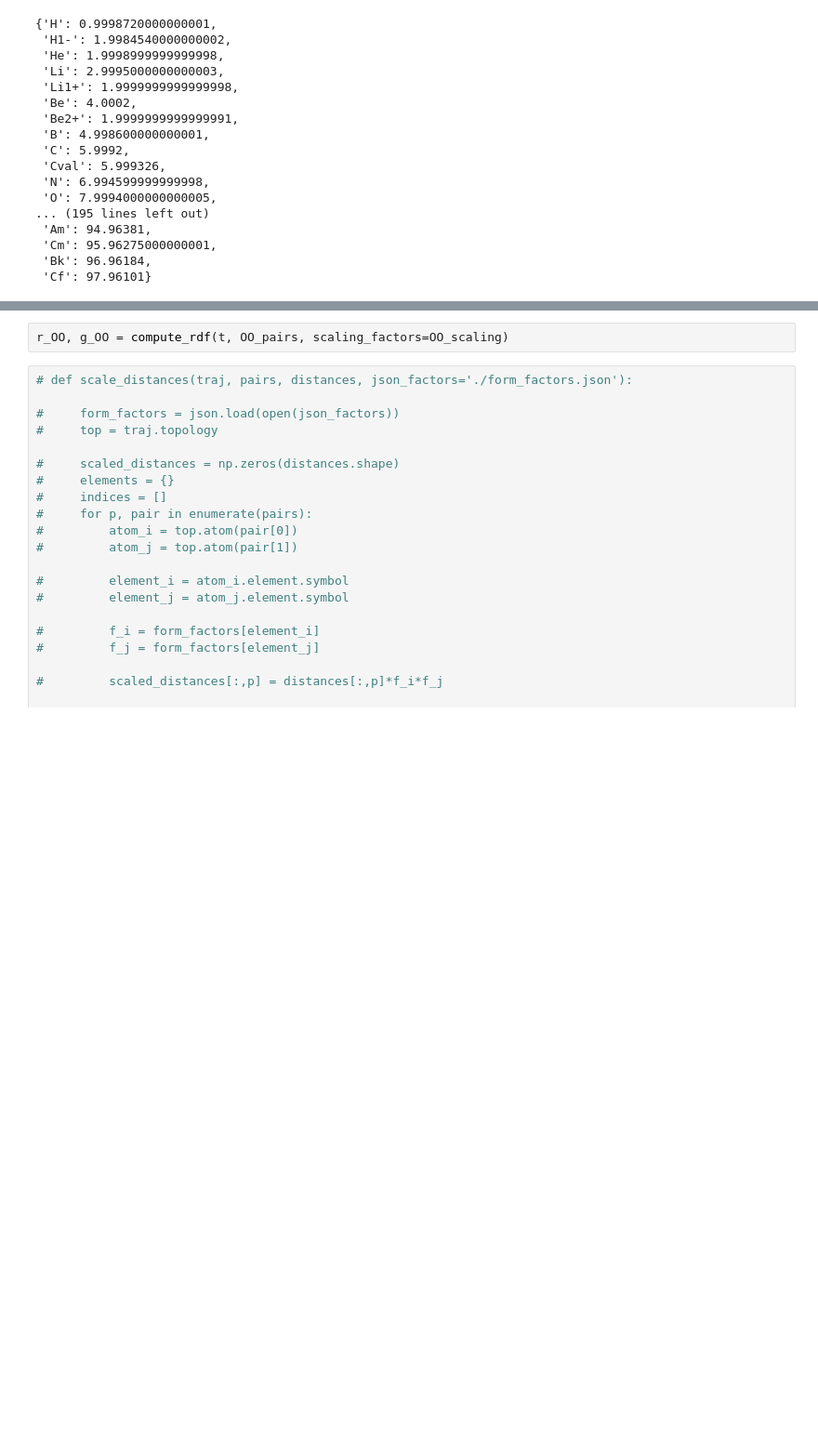
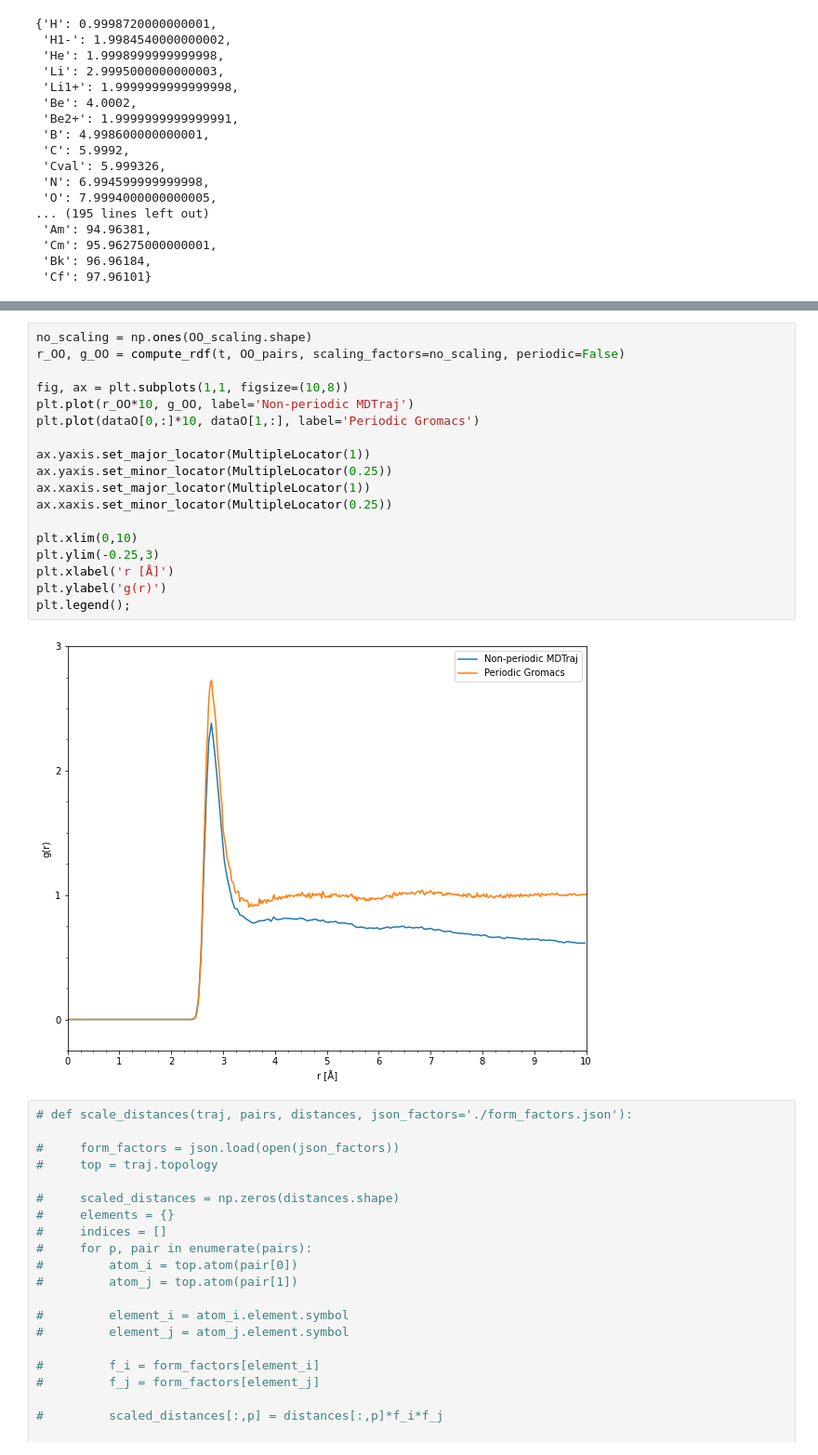
Before and after one commit to schwinns/polyamide-build, a Jupyter notebook: protonated/walls/L33A_33A_68A/hydration/testing/gromacs_water_box/rdfs/plot_water_rdfs.ipynb, the cells around one changed output, grey strips where cells are left out. Shown at 93% size. Drawn from its saved outputs; the diff is of its cells as text; blank space fills up the shorter version.

```diff
--- a/protonated/walls/L33A_33A_68A/hydration/testing/gromacs_water_box/rdfs/plot_water_rdfs.ipynb
+++ b/protonated/walls/L33A_33A_68A/hydration/testing/gromacs_water_box/rdfs/plot_water_rdfs.ipynb
@@ -167,5 +316,23 @@ for f in range(t.n_frames):
 # %%
-r_OO, g_OO = compute_rdf(t, OO_pairs, scaling_factors=OO_scaling)
+no_scaling = np.ones(OO_scaling.shape)
+r_OO, g_OO = compute_rdf(t, OO_pairs, scaling_factors=no_scaling, periodic=False)
+
+fig, ax = plt.subplots(1,1, figsize=(10,8))
+plt.plot(r_OO*10, g_OO, label='Non-periodic MDTraj')
+plt.plot(dataO[0,:]*10, dataO[1,:], label='Periodic Gromacs')
+
+ax.yaxis.set_major_locator(MultipleLocator(1))
+ax.yaxis.set_minor_locator(MultipleLocator(0.25))
+ax.xaxis.set_major_locator(MultipleLocator(1))
+ax.xaxis.set_minor_locator(MultipleLocator(0.25))
+
+plt.xlim(0,10)
+plt.ylim(-0.25,3)
+plt.xlabel('r [Å]')
+plt.ylabel('g(r)')
+plt.legend();
+# %% [output]
+[figure, added]
 # %%
 # def scale_distances(traj, pairs, distances, json_factors='./form_factors.json'):
 
```
Also changed, not shown: parts of 5 cells of this notebook, 58 other files.
